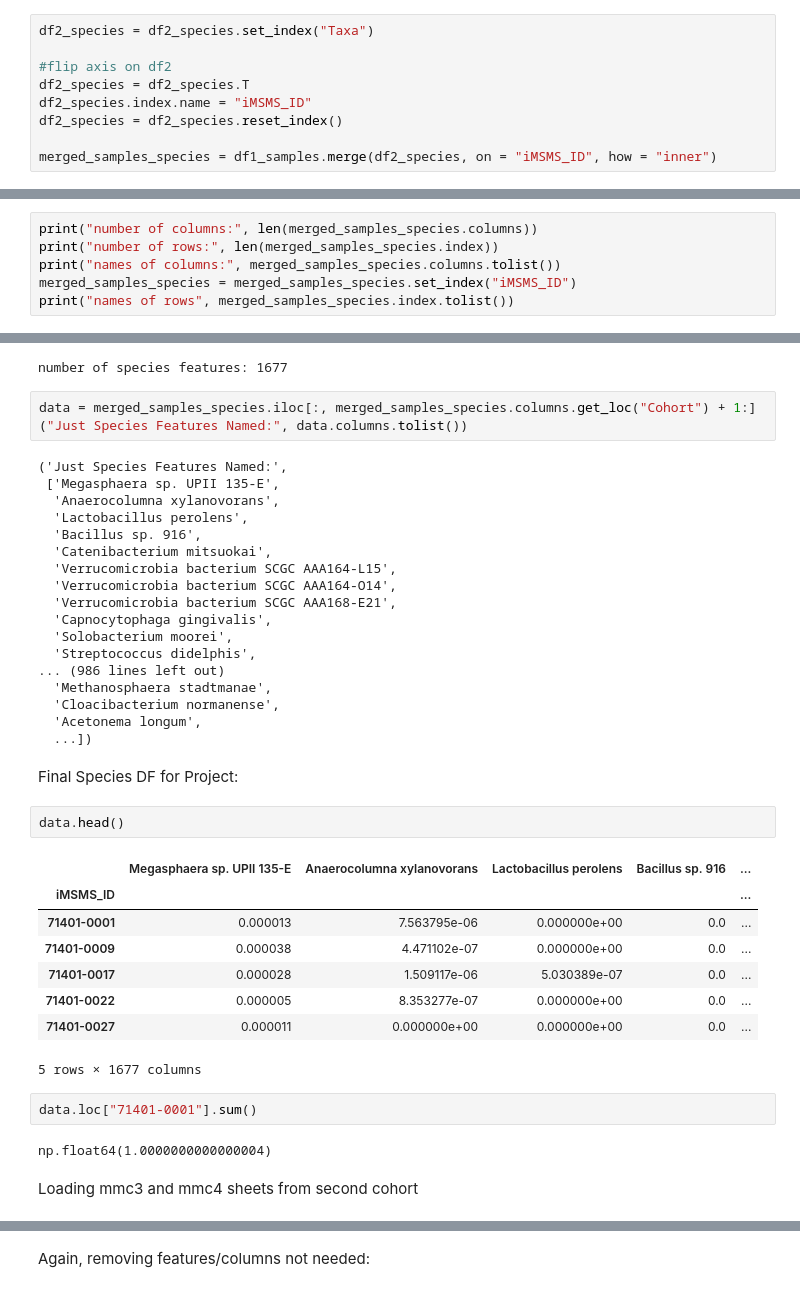
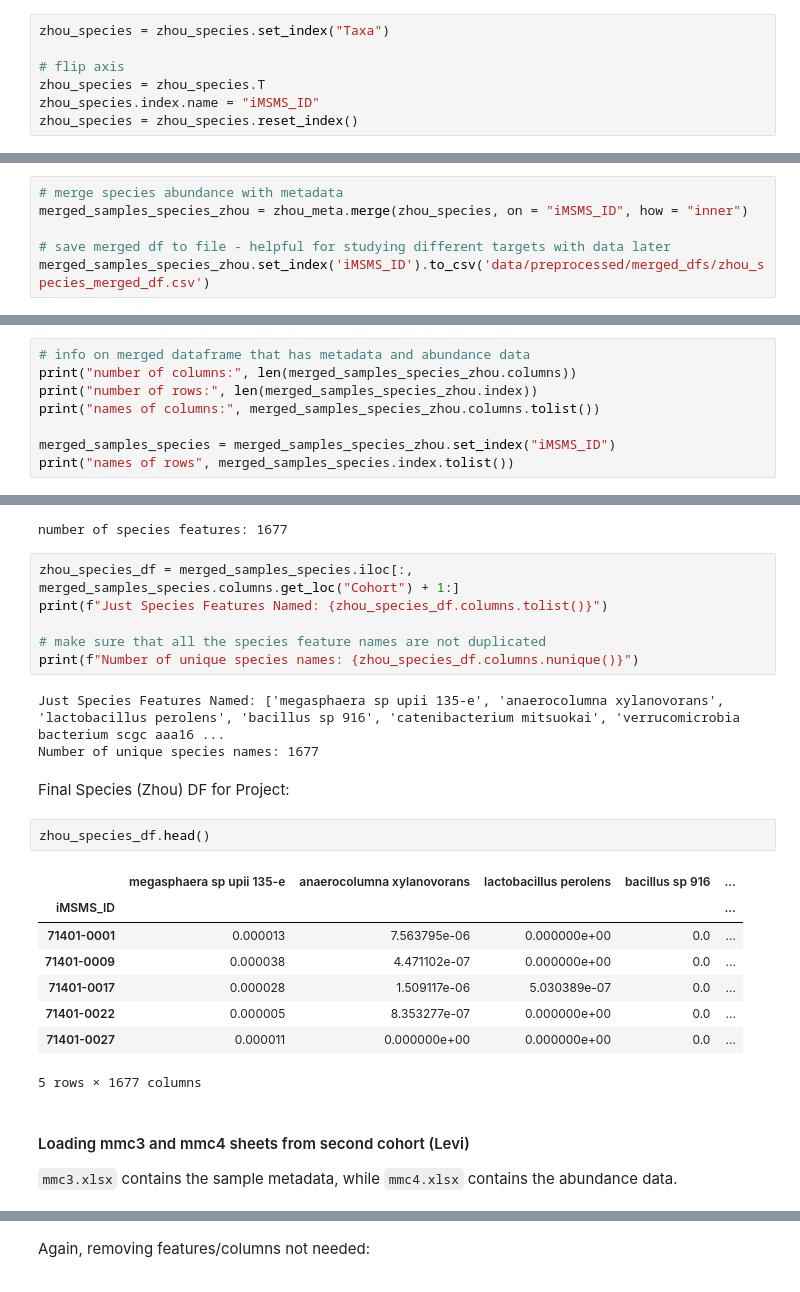
Before and after one commit to evelynsq/gut-microbiome-signature-multiple-sclerosis, a Jupyter notebook: 2_make_DFs.ipynb, the cells around one changed output, grey strips where cells are left out. Saved outputs shown, nothing was run; the diff lists cells and outputs as text.

```diff
--- a/2_make_DFs.ipynb
+++ b/2_make_DFs.ipynb
@@ -16,11 +29,9 @@ df2_species = pd.read_excel("data/Table_S5_Metagenomics_data.xlsx", sheet_name =
 # %% [markdown]
 Features are going to be our columns and participants will be our rows
 # %%
-df2_species = df2_species.set_index("Taxa")
+zhou_species = zhou_species.set_index("Taxa")
 
-#flip axis on df2
-df2_species = df2_species.T
-df2_species.index.name = "iMSMS_ID"
-df2_species = df2_species.reset_index()
-
-merged_samples_species = df1_samples.merge(df2_species, on = "iMSMS_ID", how = "inner")
+# flip axis
+zhou_species = zhou_species.T
+zhou_species.index.name = "iMSMS_ID"
+zhou_species = zhou_species.reset_index()
@@ -27 +69,7 @@ merged_samples_species = df1_samples.merge(df2_species, on = "iMSMS_ID", how = "
+# %%
+# merge species abundance with metadata
+merged_samples_species_zhou = zhou_meta.merge(zhou_species, on = "iMSMS_ID", how = "inner")
+
+# save merged df to file - helpful for studying different targets with data later
+merged_samples_species_zhou.set_index('iMSMS_ID').to_csv('data/preprocessed/merged_dfs/zhou_species_merged_df.csv')
 # %%
@@ -34,9 +83,11 @@ df2 (1152, 1678)
 merged (1152, 1737)
 # %%
-print("number of columns:", len(merged_samples_species.columns))
-print("number of rows:", len(merged_samples_species.index))
-print("names of columns:", merged_samples_species.columns.tolist())
-merged_samples_species = merged_samples_species.set_index("iMSMS_ID")
+# info on merged dataframe that has metadata and abundance data
+print("number of columns:", len(merged_samples_species_zhou.columns))
+print("number of rows:", len(merged_samples_species_zhou.index))
+print("names of columns:", merged_samples_species_zhou.columns.tolist())
+
+merged_samples_species = merged_samples_species_zhou.set_index("iMSMS_ID")
 print("names of rows", merged_samples_species.index.tolist())
 # %% [output]
 number of columns: 1737
@@ -52,32 +103,20 @@ print("number of species features:", len(taxa_cols))
 # %% [output]
 number of species features: 1677
 # %%
-data = merged_samples_species.iloc[:, merged_samples_species.columns.get_loc("Cohort") + 1:]
-("Just Species Features Named:", data.columns.tolist())
+zhou_species_df = merged_samples_species.iloc[:, merged_samples_species.columns.get_loc("Cohort") + 1:]
+print(f"Just Species Features Named: {zhou_species_df.columns.tolist()}")
+
+# make sure that all the species feature names are not duplicated
+print(f"Number of unique species names: {zhou_species_df.columns.nunique()}")
 # %% [output]
-('Just Species Features Named:',
- ['Megasphaera sp. UPII 135-E',
-  'Anaerocolumna xylanovorans',
-  'Lactobacillus perolens',
-  'Bacillus sp. 916',
-  'Catenibacterium mitsuokai',
-  'Verrucomicrobia bacterium SCGC AAA164-L15',
-  'Verrucomicrobia bacterium SCGC AAA164-O14',
-  'Verrucomicrobia bacterium SCGC AAA168-E21',
-  'Capnocytophaga gingivalis',
-  'Solobacterium moorei',
-  'Streptococcus didelphis',
-... (986 lines left out)
-  'Methanosphaera stadtmanae',
-  'Cloacibacterium normanense',
-  'Acetonema longum',
-  ...])
+Just Species Features Named: ['megasphaera sp upii 135-e', 'anaerocolumna xylanovorans', 'lactobacillus perolens', 'bacillus sp 916', 'catenibacterium mitsuokai', 'verrucomicrobia bacterium scgc aaa16 ...
+Number of unique species names: 1677
 # %% [markdown]
-Final Species DF for Project:
+Final Species (Zhou) DF for Project:
 # %%
-data.head()
+zhou_species_df.head()
 # %% [output]
-|  | Megasphaera sp. UPII 135-E | Anaerocolumna xylanovorans | Lactobacillus perolens | Bacillus sp. 916 | ... |
+|  | megasphaera sp upii 135-e | anaerocolumna xylanovorans | lactobacillus perolens | bacillus sp 916 | ... |
 | iMSMS_ID |  |  |  |  | ... |
 | 71401-0001 | 0.000013 | 7.563795e-06 | 0.000000e+00 | 0.0 | ... |
 | 71401-0009 | 0.000038 | 4.471102e-07 | 0.000000e+00 | 0.0 | ... |
@@ -85,10 +124,8 @@ data.head()
 | 71401-0022 | 0.000005 | 8.353277e-07 | 0.000000e+00 | 0.0 | ... |
 | 71401-0027 | 0.000011 | 0.000000e+00 | 0.000000e+00 | 0.0 | ... |
 5 rows × 1677 columns
-# %%
-data.loc["71401-0001"].sum()
-# %% [output]
-np.float64(1.0000000000000004)
 # %% [markdown]
-Loading mmc3 and mmc4 sheets from second cohort
+#### Loading mmc3 and mmc4 sheets from second cohort (Levi)
+
+`mmc3.xlsx` contains the sample metadata, while `mmc4.xlsx` contains the abundance data.
 # %%
```
Also changed, not shown: parts of 90 cells of this notebook.
